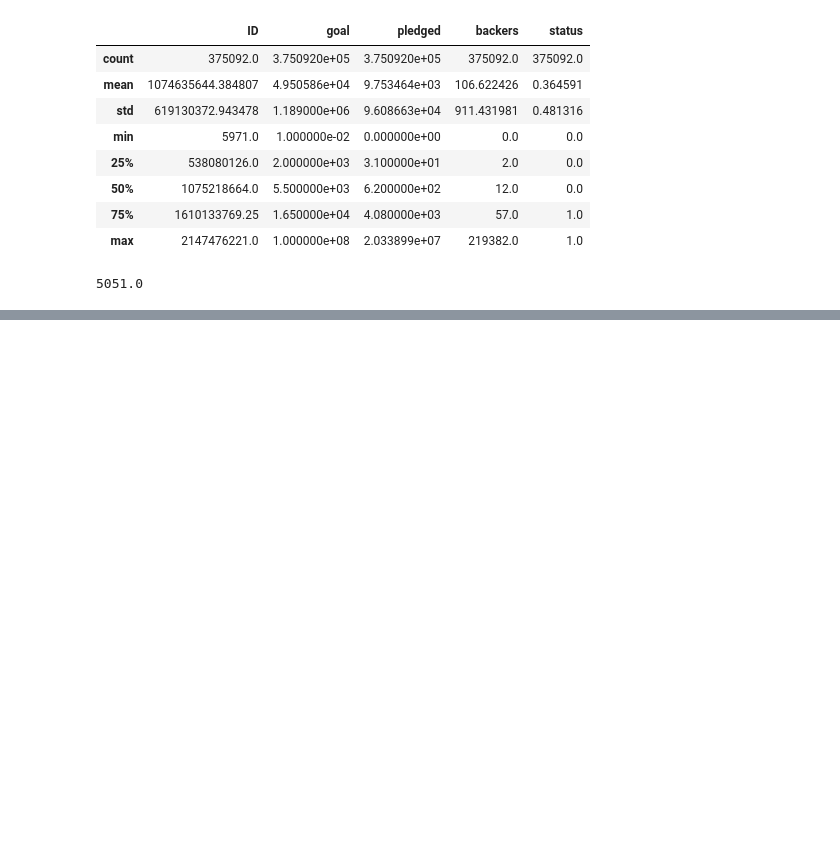
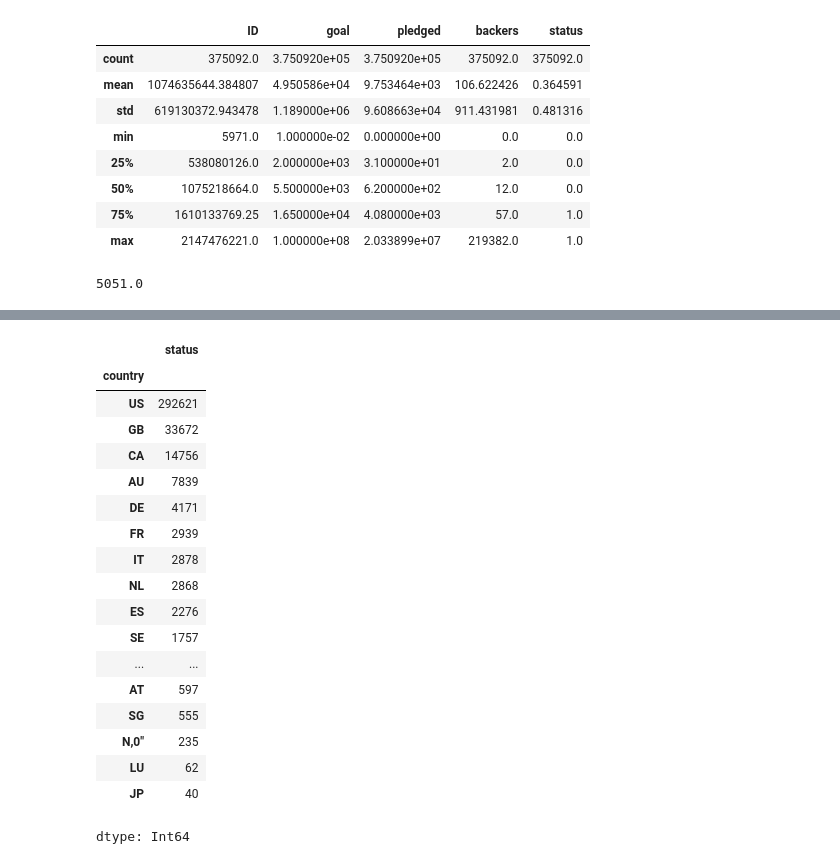
Before and after one commit to rathoddharmendra/kickstarter_projects-success-analysis, a Jupyter notebook: kickstarter_analysis_notebook.ipynb, the cells around one changed output, grey strips where cells are left out. Cells and saved outputs as stored; diff of their text form; code cells hidden in the pictures; blank space fills up the shorter version.

```diff
--- a/kickstarter_analysis_notebook.ipynb
+++ b/kickstarter_analysis_notebook.ipynb
@@ -120,0 +298,23 @@ px.bar(df.groupby('main_category')['pledged'].median().sort_values(ascending=Fal
+# %%
+# vs the no of pitches from countries
+df.groupby('country')['status'].count().sort_values(ascending=False)
+# %% [output]
+|  | status |
+| country |  |
+| US | 292621 |
+| GB | 33672 |
+| CA | 14756 |
+| AU | 7839 |
+| DE | 4171 |
+| FR | 2939 |
+| IT | 2878 |
+| NL | 2868 |
+| ES | 2276 |
+| SE | 1757 |
+| ... | ... |
+| AT | 597 |
+| SG | 555 |
+| N,0" | 235 |
+| LU | 62 |
+| JP | 40 |
+dtype: Int64
```
Also changed, not shown: parts of 18 cells of this notebook.
